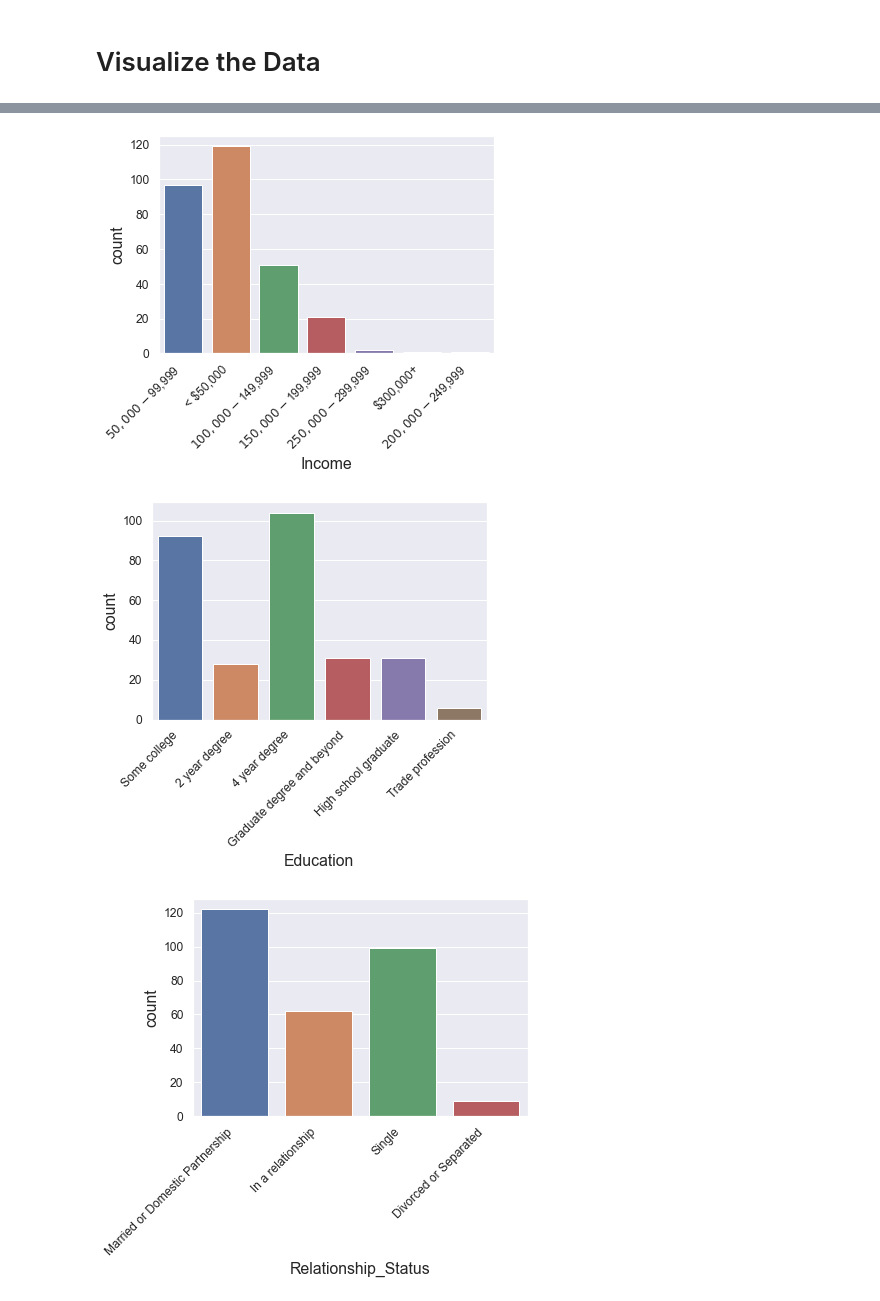
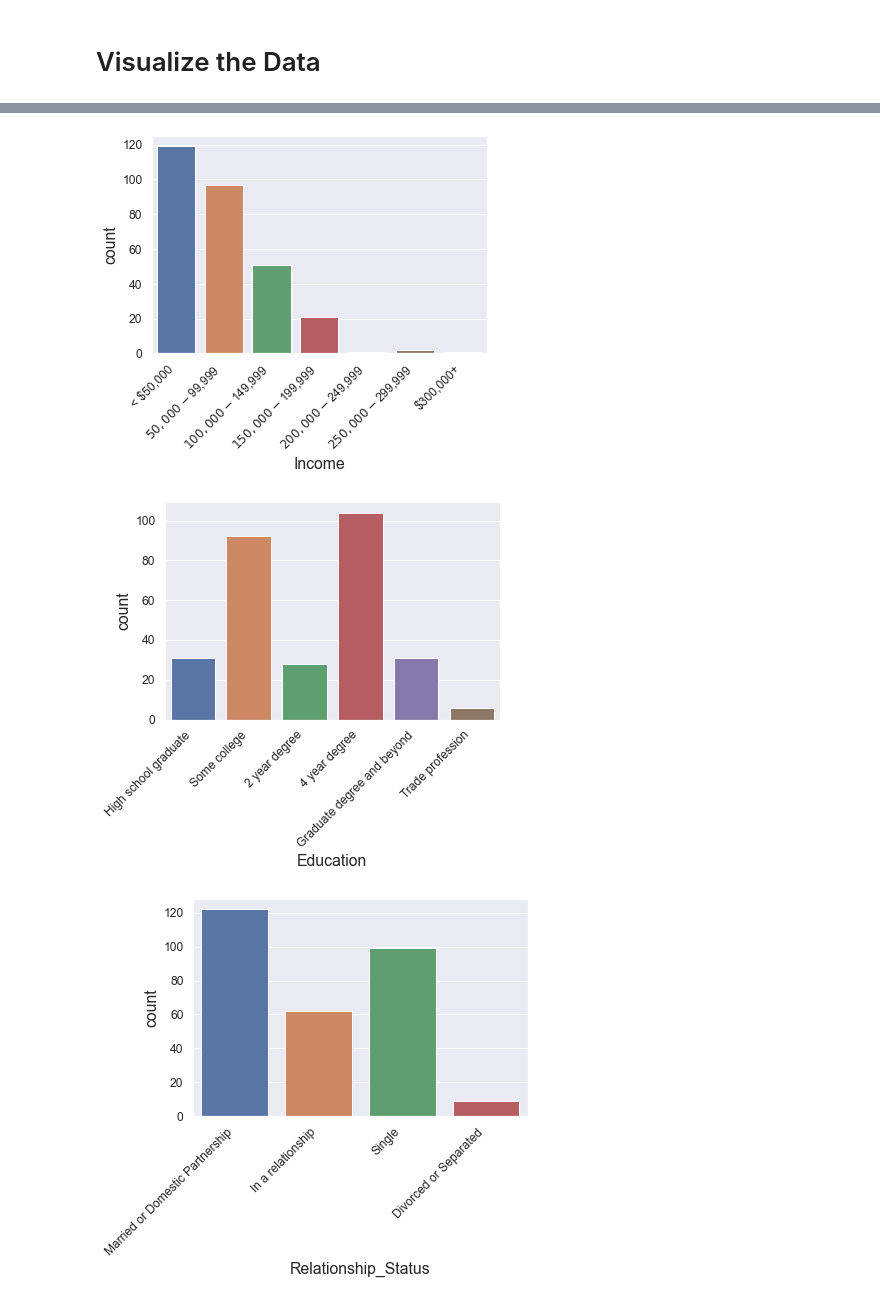
Before and after one commit to markhary/emba912_survey, a Jupyter notebook: ruby.ipynb, the cells around one changed output, grey strips where cells are left out. Drawn from its saved outputs; the diff is of its cells as text; code cells hidden in the pictures.

Commit message:
Charts sorted

```diff
--- a/ruby.ipynb
+++ b/ruby.ipynb
@@ -58,40 +64,63 @@ survey_data[replace_nulls_cols] = survey_data[replace_nulls_cols].fillna(0)
 # %%
-def rotate_xlabels(chart):
-    chart.set_xticklabels(
-        chart.get_xticklabels(),
-        rotation=45,
-        horizontalalignment='right',
-        fontweight='light'
-    )
+def increase_axes(chart):
     chart.set_xlabel(
         chart.get_xlabel(),
         fontsize='large'
     )
     chart.set_ylabel(
         chart.get_ylabel(),
         fontsize='large'
     )
 
+def rotate_xlabels(chart):
+    chart.set_xticklabels(
+        chart.get_xticklabels(),
+        rotation=45,
+        horizontalalignment='right',
+        fontweight='light'
+    )
 
-
-def create_countplot(column):
-    chart = sns.countplot(data=survey_data, x=column);
+def create_countplot(column, order=[]):
+    if not order:
+        chart = sns.countplot(data=survey_data, x=column);
+    else:
+        chart = sns.countplot(data=survey_data, x=column, order=order);
     rotate_xlabels(chart);
-    save_figure(chart.get_figure(), '3_' + column);
+    increase_axes(chart);
+    save_figure(chart.get_figure(), '' + column);
     plt.show()
 
 create_countplot("Gender")
 create_countplot("Age")
-create_countplot("Income")
-create_countplot("Education")
+create_countplot("Income",
+                 [
+                     '< $50,000',
+                     '$50,000 -$99,999',
+                     '$100,000 - $149,999',
+                     '$150,000 - $199,999',
+                     '$200,000 - $249,999',
+                     '$250,000 - $299,999',
+                     '$300,000+',
+                 ]
+                )
+create_countplot("Education",
+                 [
+                     'High school graduate',
+                     'Some college',
+                     '2 year degree',
+                     '4 year degree',
+                     'Graduate degree and beyond',
+                     'Trade profession'
+                 ]
+                )
 create_countplot("Relationship_Status")
 create_countplot("Residence")
 create_countplot("Home")
 # %% [output]
 [figure]
 [figure]
-[figure, old version]
+[figure, new version]
-[figure, old version]
+[figure, new version]
 [figure]
 [figure]
 [figure]
```
Also changed, not shown: parts of 13 cells of this notebook, 4 other files.
